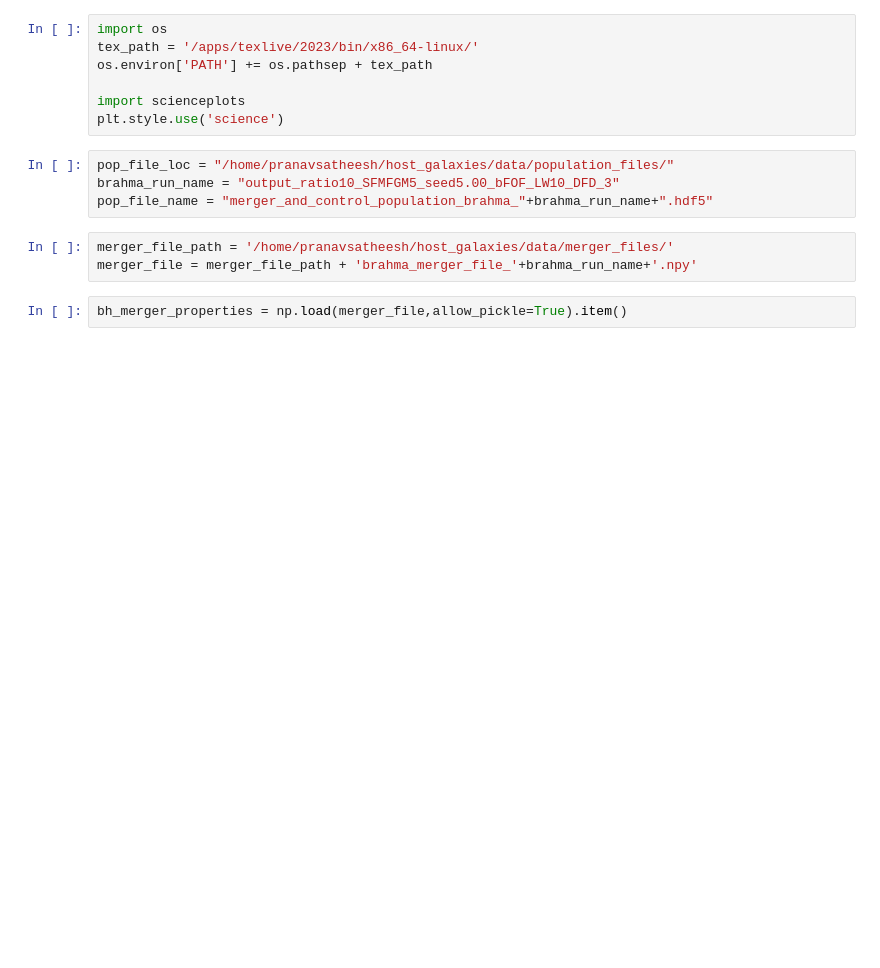
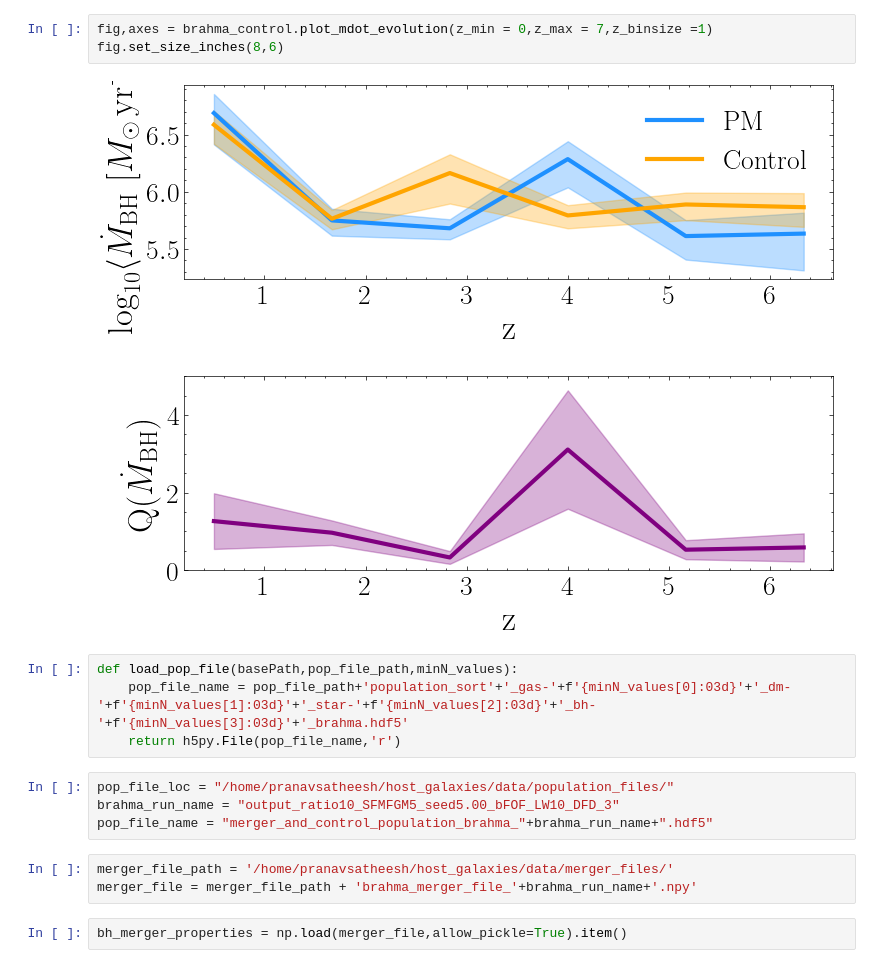
Before and after one commit to pranav-satheesh/host_galaxies, a Jupyter notebook: notebooks/control_samples_analysis_brahma.ipynb, the cells around one changed output. Cells and saved outputs as stored; diff of their text form; blank space fills up the shorter version.

```diff
--- a/notebooks/control_samples_analysis_brahma.ipynb
+++ b/notebooks/control_samples_analysis_brahma.ipynb
@@ -15,10 +60,12 @@ from tqdm import tqdm
+# %%
+fig,axes = brahma_control.plot_mdot_evolution(z_min = 0,z_max = 7,z_binsize =1)
+fig.set_size_inches(8,6)
+# %% [output]
+[figure, added]
 # %%
-import os
-tex_path = '/apps/texlive/2023/bin/x86_64-linux/'
-os.environ['PATH'] += os.pathsep + tex_path
-
-import scienceplots
-plt.style.use('science')
+def load_pop_file(basePath,pop_file_path,minN_values):
+    pop_file_name = pop_file_path+'population_sort'+'_gas-'+f'{minN_values[0]:03d}'+'_dm-'+f'{minN_values[1]:03d}'+'_star-'+f'{minN_values[2]:03d}'+'_bh-'+f'{minN_values[3]:03d}'+'_brahma.hdf5'
+    return h5py.File(pop_file_name,'r')
 # %%
 pop_file_loc = "/home/pranavsatheesh/host_galaxies/data/population_files/"
 brahma_run_name = "output_ratio10_SFMFGM5_seed5.00_bFOF_LW10_DFD_3"
```
Also changed, not shown: parts of 8 cells of this notebook, 4 other files.
